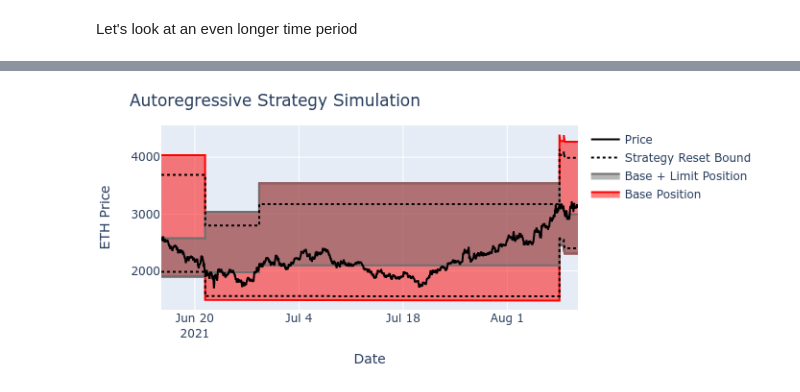
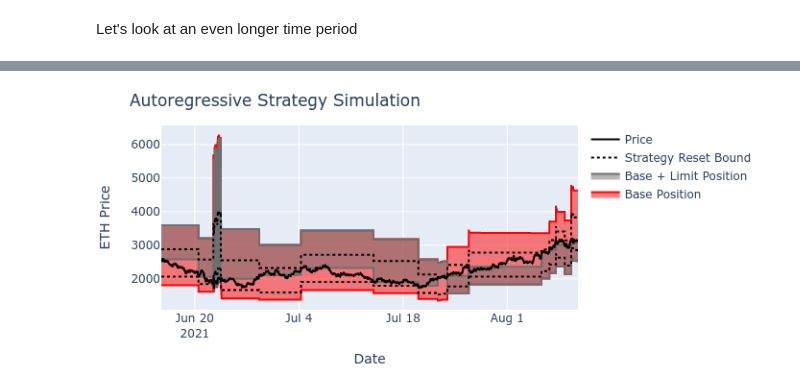
Before and after one commit to ricardgardella/active-strategy-framework, a Jupyter notebook: 2_AutoRegressive_Strategy_Example.ipynb, the cells around one changed output, grey strips where cells are left out. Drawn from its saved outputs; the diff is of its cells as text; code cells hidden in the pictures.

Commit message:
allow different data frequencies

```diff
--- a/2_AutoRegressive_Strategy_Example.ipynb
+++ b/2_AutoRegressive_Strategy_Example.ipynb
@@ -151,7 +151,7 @@ DATE_BEGIN                 = pd.to_datetime('2021-07-15 00:00PM',utc=True)
 DATE_END                   = pd.to_datetime('2021-07-28 00:00PM',utc=True)
 
 # Data for strategy simulation. We can use aggregate_price_data to analyze the strategy at a coarser STRATEGY_FREQUENCY in minutes
-STRATEGY_FREQUENCY_MINUTES         = 1 # (has to be at least one minute)
+STRATEGY_FREQUENCY_MINUTES         = 'M' # evaluate the strategy every minute
 simulate_data_filtered             = ActiveStrategyFramework.aggregate_price_data(price_data,STRATEGY_FREQUENCY_MINUTES)
 simulate_data_filtered['z_scores'] = np.abs(scipy.stats.zscore(simulate_data_filtered['quotePrice']))
 simulate_data_filtered             = simulate_data_filtered.drop(simulate_data_filtered[abs(simulate_data_filtered.z_scores) > 3].index)
@@ -160,8 +160,8 @@ simulate_data_price                = simulate_data_filtered[DATE_BEGIN:DATE_END]
 
 
 # Data for statistical analaysis (AGGREGATED_MINUTES frequency data)
-STAT_MODEL_FREQUENCY   = 60*24
-argarch_model_data     = ActiveStrategyFramework.aggregate_price_data(price_data,STAT_MODEL_FREQUENCY)
+STAT_MODEL_FREQUENCY       = 'D' # forecast returns at a daily frequency
+argarch_model_data         = ActiveStrategyFramework.aggregate_price_data(price_data,STAT_MODEL_FREQUENCY)
 
 
 # Initial Position Details
@@ -179,14 +179,15 @@ swap_data['traded_out']        = swap_data.apply(lambda x:  x['amount0'] if (x['
 
 
 # Strategy Parameters
-alpha_range      = [3, 4, 5]
-tau_range        = [3, 4, 5]
-limit_range      = [.5,.5,.5]
-vol_range        = [.5,.5,.5]
+
+alpha_range      = [.1,.3]
+tau_range        = [.1,.3]
+limit_range      = [.5]
+vol_range        = [.5]
 sim_performance  = []
 sim_results      = []
 
-for j in zip(alpha_range,tau_range,limit_range,vol_range):
+for j in list(itertools.product(alpha_range,tau_range,limit_range,vol_range)):
     print(j)
     AR_Strategy                      = AutoRegressiveStrategy.AutoRegressiveStrategy(argarch_model_data,j[0],j[1],j[2],j[3])
     simulated_strategy               = ActiveStrategyFramework.simulate_strategy(simulate_data_price,swap_data,AR_Strategy,INITIAL_TOKEN_0,INITIAL_TOKEN_1,FEE_TIER,DECIMALS_0,DECIMALS_1)
@@ -234,8 +241,8 @@ DATE_END                   = pd.to_datetime('2021-08-10 00:00PM',utc=True)
 simulate_data_price        = simulate_data_filtered[DATE_BEGIN:DATE_END]['quotePrice']
 
 # Strategy Parameters
-alpha_range      = [3, 4, 5, 6]
-tau_range        = [3, 4, 5, 6]
+alpha_range      = [.2,.3]
+tau_range        = [.15,.2,.25]
 limit_range      = [.5]
 vol_range        = [.5]
 sim_performance  = []
@@ -253,6 +260,3 @@ for j in list(itertools.product(alpha_range,tau_range,limit_range,vol_range)):
     strat_result['volatility_param'] = j[3]
     sim_results.append(simulated_strategy)
     sim_performance.append(strat_result)
-
-
-pd.DataFrame(sim_performance)
@@ -338,10 +317,10 @@ simulate_data_price        = simulate_data_filtered[DATE_BEGIN:DATE_END]['quoteP
 
 
 # Strategy Parameters
-alpha_range      = [4,6]
-tau_range        = [3,5]
-limit_range      = [.1,.5]
-vol_range        = [.5,.9]
+alpha_range      = [.2,.25,.3]
+tau_range        = [.2,.25,.3]
+limit_range      = [.5]
+vol_range        = [.5]
 sim_performance  = []
 sim_results      = []
 
@@ -397,7 +362,7 @@ pd.DataFrame(sim_performance)
 # %%
-SELECTED_STRATEGY                         = 14
+SELECTED_STRATEGY                         = 8
 resulting_strat    = sim_results[SELECTED_STRATEGY]
 resulting_data     = ActiveStrategyFramework.generate_simulation_series(resulting_strat,AR_Strategy)
 ActiveStrategyFramework.plot_strategy(resulting_data,'ETH Price')
 # %% [output]
-[figure, old version]
+[figure, new version]
```
Also changed, not shown: parts of 15 cells of this notebook, 5 other files.
